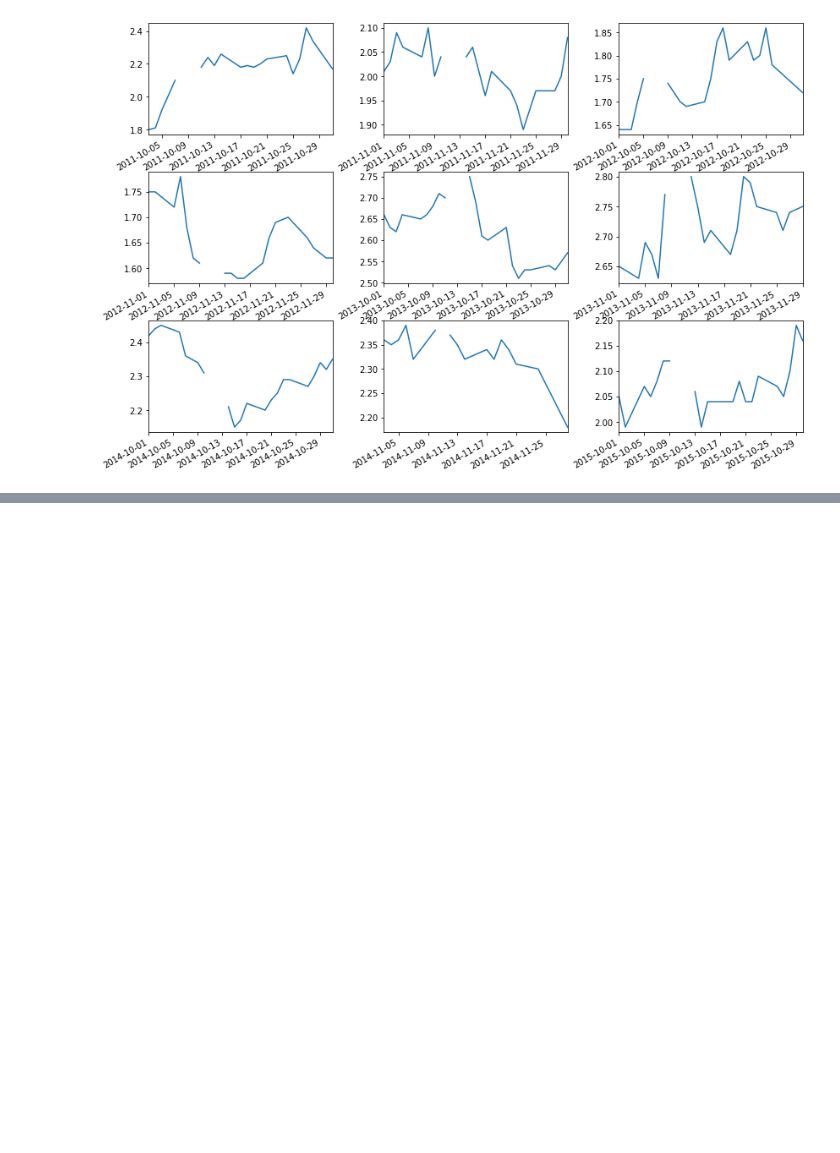
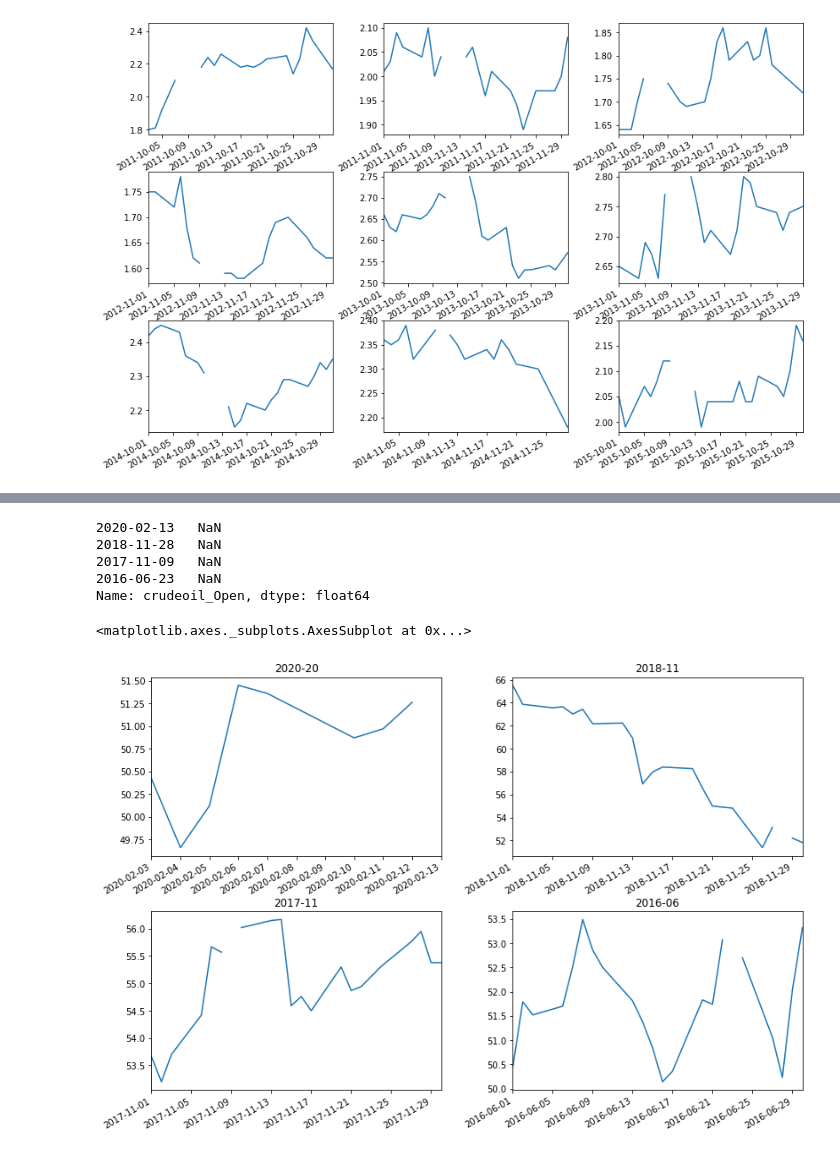
Before and after one commit to HaoxuanXu/Stock_Market_Trend_Prediction, a Jupyter notebook: Data_Cleaning.ipynb, the cells around one changed output, grey strips where cells are left out. Drawn from its saved outputs; the diff is of its cells as text; code cells hidden in the pictures; blank space fills up the shorter version.

```diff
--- a/Data_Cleaning.ipynb
+++ b/Data_Cleaning.ipynb
@@ -212,0 +326,2 @@ ETF_fewer_cols["sma_close_100_SMA"].plot()
+# %%
+data_since_2011_02 = data_since_2011.loc[:"2011-02"]
@@ -212,0 +351,20 @@ ETF_fewer_cols["sma_close_100_SMA"].plot()
+# %%
+# Now let's take a look at crudeoil_open
+data_since_2011_02[data_since_2011_02["crudeoil_Open"].isna() == True]["crudeoil_Open"]
+# %% [output]
+2020-02-13   NaN
+2018-11-28   NaN
+2017-11-09   NaN
+2016-06-23   NaN
+Name: crudeoil_Open, dtype: float64
+# %%
+# Let's make some graphs again to visualize the trajectory of crude oil open price in these months
+fig, ax = plt.subplots(2, 2, figsize = (12, 9))
+fig.tight_layout(pad=5)
+data_since_2011_02.loc["2020-02"]["crudeoil_Open"].plot(ax = ax[0, 0], title="2020-20")
+data_since_2011_02.loc["2018-11"]["crudeoil_Open"].plot(ax = ax[0, 1], title="2018-11")
+data_since_2011_02.loc["2017-11"]["crudeoil_Open"].plot(ax = ax[1, 0], title="2017-11")
+data_since_2011_02.loc["2016-06"]["crudeoil_Open"].plot(ax = ax[1, 1], title="2016-06")
+# %% [output]
+<matplotlib.axes._subplots.AxesSubplot at 0x...>
+[figure, added]
```
Also changed, not shown: parts of 12 cells of this notebook.
